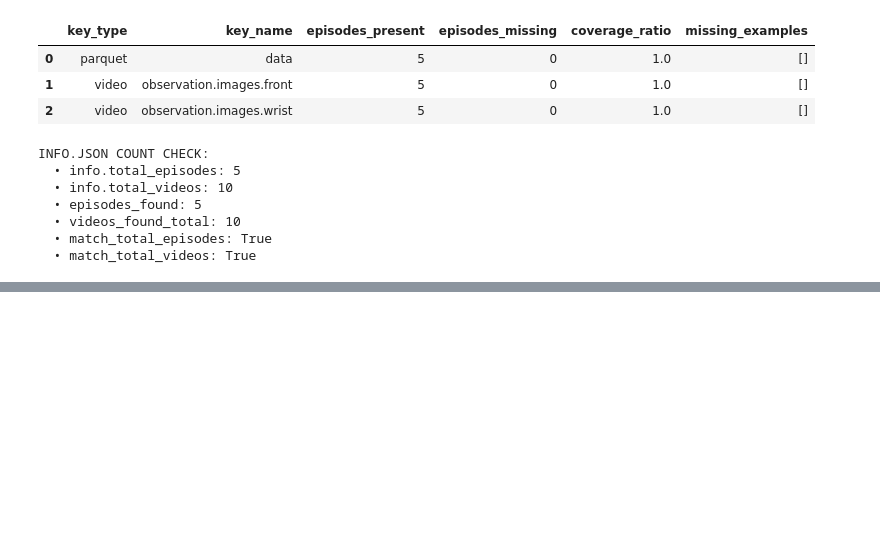
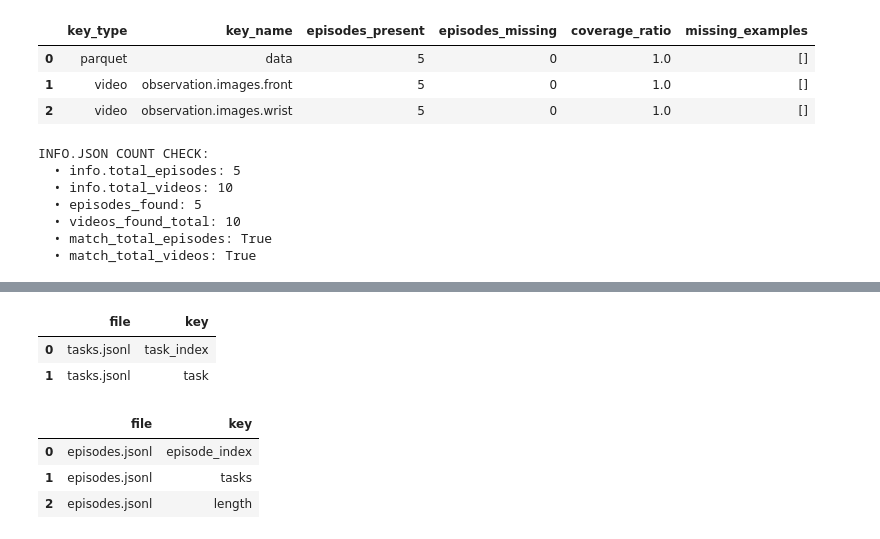
Before and after one commit to CodingCat/lerobot-explorer, a Jupyter notebook: lerobot-explorer.ipynb, the cells around one changed output, grey strips where cells are left out. Drawn from its saved outputs; the diff is of its cells as text; code cells hidden in the pictures; blank space fills up the shorter version.

```diff
--- a/lerobot-explorer.ipynb
+++ b/lerobot-explorer.ipynb
@@ -359,0 +527,25 @@ INFO.JSON COUNT CHECK:
+# %%
+def schema_preview(rows: list[dict], name: str, max_keys: int = 50) -> pd.DataFrame:
+    # union of keys across sampled rows
+    keys = []
+    seen = set()
+    for r in rows:
+        for k in r.keys():
+            if k not in seen:
+                seen.add(k)
+                keys.append(k)
+    keys = keys[:max_keys]
+    return pd.DataFrame({"file": name, "key": keys})
+
+if tasks_sample:
+    display(schema_preview(tasks_sample, "tasks.jsonl"))
+if episodes_sample:
+    display(schema_preview(episodes_sample, "episodes.jsonl"))
+# %% [output]
+|  | file | key |
+| 0 | tasks.jsonl | task_index |
+| 1 | tasks.jsonl | task |
+|  | file | key |
+| 0 | episodes.jsonl | episode_index |
+| 1 | episodes.jsonl | tasks |
+| 2 | episodes.jsonl | length |
```
Also changed, not shown: parts of 6 cells of this notebook.
